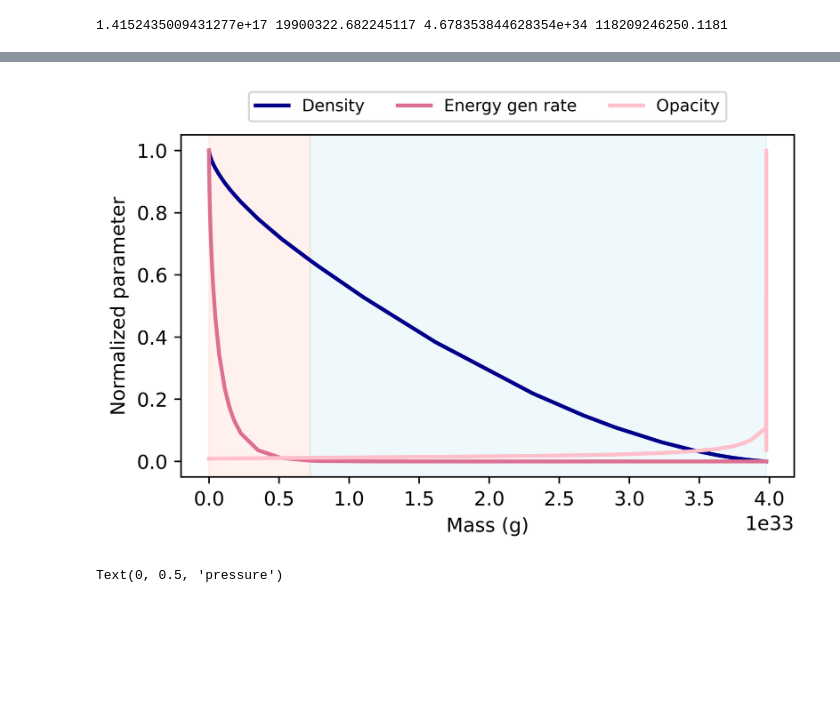
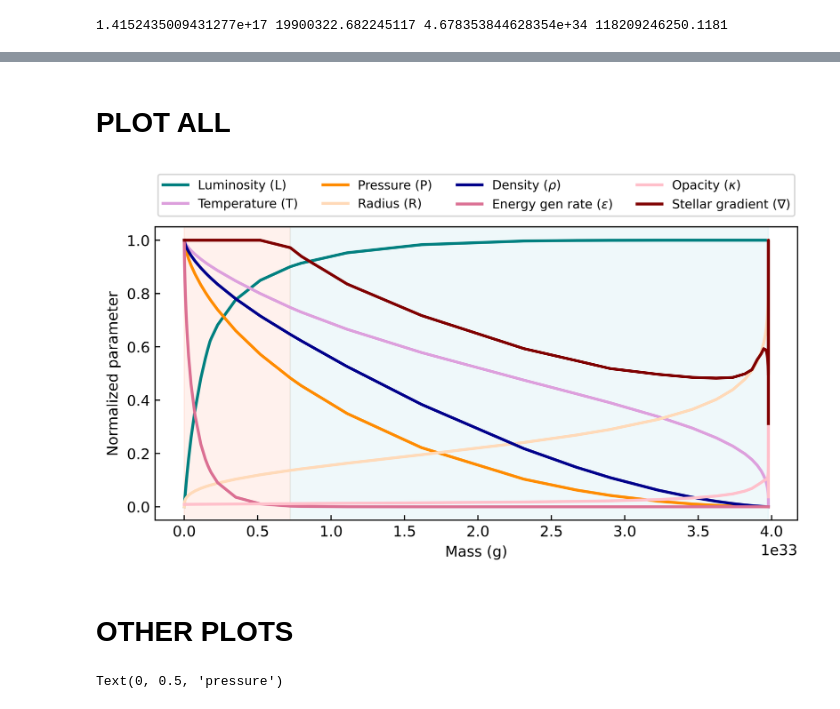
Before and after one commit to ashmessier/SS_calculation, a Jupyter notebook: test_functions.ipynb, the cells around one changed output, grey strips where cells are left out. Drawn from its saved outputs; the diff is of its cells as text; code cells hidden in the pictures; blank space fills up the shorter version.

```diff
--- a/test_functions.ipynb
+++ b/test_functions.ipynb
@@ -297,36 +414,56 @@ plt.savefig("plots/mass_temp_press_lum_one.png")
+# %% [markdown]
+# PLOT ALL
 # %%
 # normalized
 
 # central density value seems fine but seems like the opacity table can't read the R value -> R value ~ 10 right now but want it to be like <8.70
 
-fig, axes = plt.subplots(1, sharex=True, dpi=750, figsize=(5,3.5))
+fig, axes = plt.subplots(1, sharex=True, dpi=750, figsize=(7, 4))
+
+color_lum = "teal"
+color_temp = "plum"
+color_press = "darkorange"
+color_rad = "peachpuff"
 
 color_rho = "darkblue"
 color_e = "palevioletred"
 color_opacity = "pink"
-#color_rad = "peachpuff"
+color_gradient = "maroon"
 
-axes.plot(mass_arr, rho_arr/np.max(rho_arr), color=color_rho, linewidth=2, label="Density")
+axes.plot(mass_arr, lum_arr/np.max(lum_arr), color=color_lum, linewidth=2, label="Luminosity (L)")
 
-axes.plot(mass_arr, energy_gen_arr/np.max(energy_gen_arr), color=color_e, linewidth=2, label="Energy gen rate")
+axes.plot(mass_arr, temp_arr/np.max(temp_arr), color=color_temp, linewidth=2, label="Temperature (T)")
 
-axes.plot(mass_arr, opacity_arr/np.max(opacity_arr), color=color_opacity, linewidth=2, label="Opacity")
+axes.plot(mass_arr, pressure_arr/np.max(pressure_arr), color=color_press, linewidth=2, label="Pressure (P)")
+
+axes.plot(mass_arr, radius_arr/np.max(radius_arr), color=color_rad, linewidth=2, label="Radius (R)")
+
+axes.plot(mass_arr, rho_arr/np.max(rho_arr), color=color_rho, linewidth=2, label=r"Density ($\rho$)")
+
+axes.plot(mass_arr, energy_gen_arr/np.max(energy_gen_arr), color=color_e, linewidth=2, label=r"Energy gen rate ($\epsilon$)")
+
+axes.plot(mass_arr, opacity_arr/np.max(opacity_arr), color=color_opacity, linewidth=2, label=r"Opacity ($\kappa$)")
+
+axes.plot(mass_arr, stellar_gradient_arr/np.max(stellar_gradient_arr), color=color_gradient, linewidth=2, label=r"Stellar gradient ($\nabla$)")
+
 
 # plot rad convective zones
 axes.axvspan(0, turning_masses[2], color="coral", alpha=0.1)
 axes.axvspan(turning_masses[1], turning_masses[2], color="powderblue", alpha=0.2)
-
+axes.tick_params(axis='both',which="both", direction='in')
 #axes.semilogy()
 plt.legend(loc='upper center',
-           bbox_to_anchor=(0.5, 1.15),
+           bbox_to_anchor=(0.5, 1.2),
            ncol=4, fontsize=8.5)
 fig.tight_layout()
 axes.set_xlabel("Mass (g)")
 axes.set_ylabel("Normalized parameter")
 #plt.ylim(1e-3, 1e2)
-plt.savefig("plots/rho_e_k_nablas_one.png")
+plt.savefig("rho_e_k_nablas_one.png", bbox_inches='tight')
 # %% [output]
-[figure, old version]
+[figure, new version]
+# %% [markdown]
+# OTHER PLOTS
 # %%
 # normalized
 
```
Also changed, not shown: parts of 15 cells of this notebook, 21 other files.
